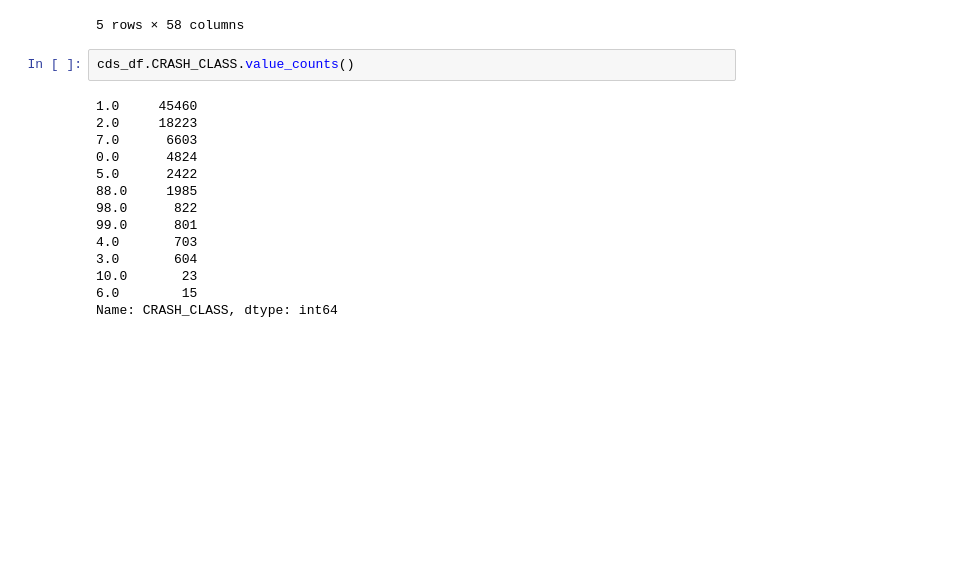
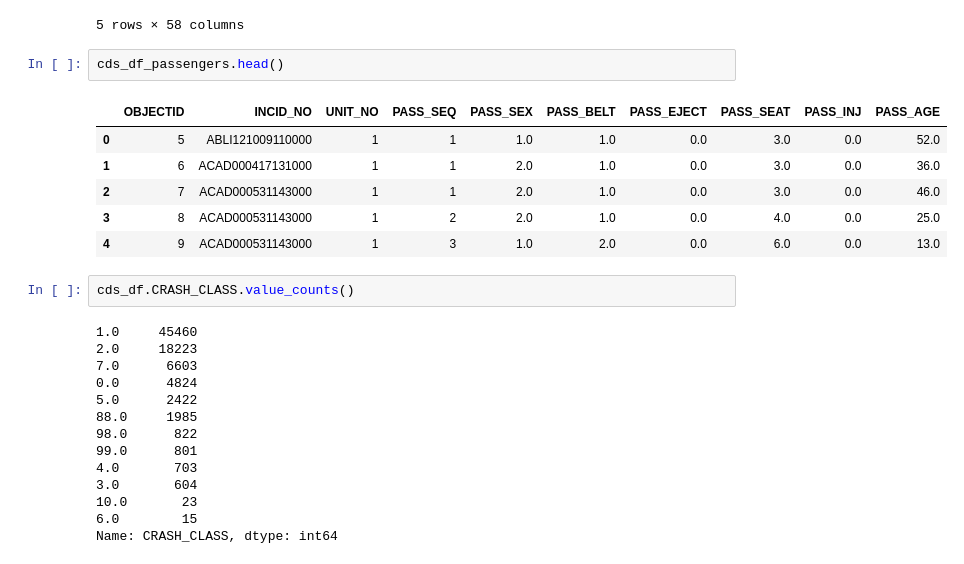
Before and after one commit to VolpeUSDOT/NPS-Region-Crash-Briefing, a Jupyter notebook: data cleaning notebooks/Crash Data Wrangling.ipynb, the cells around one changed output. Cells and saved outputs as stored; diff of their text form; blank space fills up the shorter version.

```diff
--- a/data cleaning notebooks/Crash Data Wrangling.ipynb
+++ b/data cleaning notebooks/Crash Data Wrangling.ipynb
@@ -411,6 +409,15 @@ cds_df.head()
 | 3 | 3 | ABLI070804175500 | 5540070013 | ABLI | SER | 1 | KY | Saturday, August 4, 2007 | 1755.0 | ... |
 | 4 | 2 | ABLI070425075000 | 5540070001 | ABLI | SER | 1 | KY | Wednesday, April 25, 2007 | 750.0 | ... |
 5 rows × 58 columns
+# %%
+cds_df_passengers.head()
+# %% [output]
+|  | OBJECTID | INCID_NO | UNIT_NO | PASS_SEQ | PASS_SEX | PASS_BELT | PASS_EJECT | PASS_SEAT | PASS_INJ | PASS_AGE |
+| 0 | 5 | ABLI121009110000 | 1 | 1 | 1.0 | 1.0 | 0.0 | 3.0 | 0.0 | 52.0 |
+| 1 | 6 | ACAD000417131000 | 1 | 1 | 2.0 | 1.0 | 0.0 | 3.0 | 0.0 | 36.0 |
+| 2 | 7 | ACAD000531143000 | 1 | 1 | 2.0 | 1.0 | 0.0 | 3.0 | 0.0 | 46.0 |
+| 3 | 8 | ACAD000531143000 | 1 | 2 | 2.0 | 1.0 | 0.0 | 4.0 | 0.0 | 25.0 |
+| 4 | 9 | ACAD000531143000 | 1 | 3 | 1.0 | 2.0 | 0.0 | 6.0 | 0.0 | 13.0 |
 # %%
 cds_df.CRASH_CLASS.value_counts()
 # %% [output]
```
Also changed, not shown: parts of 34 cells of this notebook, 1 other file.
